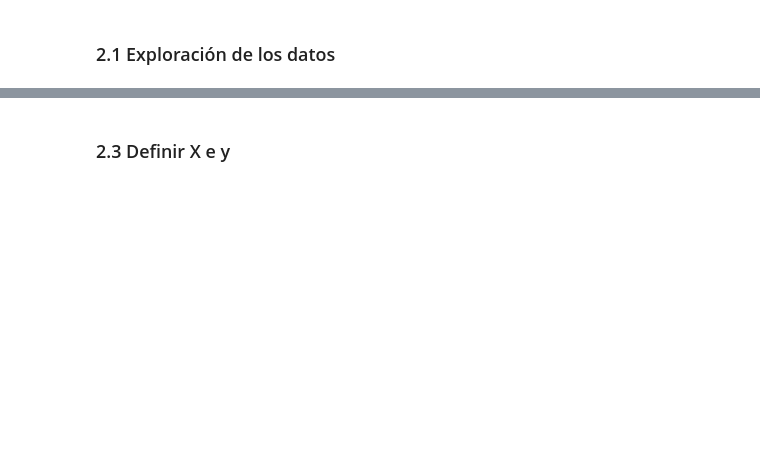
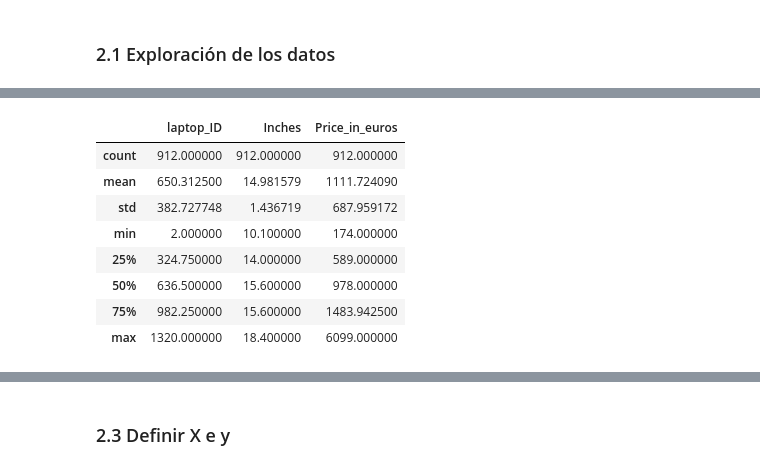
Before and after one commit to pablomoralesbaro/Ds-Online-PabloBaro, a Jupyter notebook: Team_Challenges/TC_04_Sprint_12_Kaggle/Kaggle_submission.ipynb, the cells around one changed output, grey strips where cells are left out. Drawn from its saved outputs; the diff is of its cells as text; code cells hidden in the pictures; blank space fills up the shorter version.

```diff
--- a/Team_Challenges/TC_04_Sprint_12_Kaggle/Kaggle_submission.ipynb
+++ b/Team_Challenges/TC_04_Sprint_12_Kaggle/Kaggle_submission.ipynb
@@ -43,2 +114,12 @@ df.tail()
 # %%
-df.describe()
+train.describe()
+# %% [output]
+|  | laptop_ID | Inches | Price_in_euros |
+| count | 912.000000 | 912.000000 | 912.000000 |
+| mean | 650.312500 | 14.981579 | 1111.724090 |
+| std | 382.727748 | 1.436719 | 687.959172 |
+| min | 2.000000 | 10.100000 | 174.000000 |
+| 25% | 324.750000 | 14.000000 | 589.000000 |
+| 50% | 636.500000 | 15.600000 | 978.000000 |
+| 75% | 982.250000 | 15.600000 | 1483.942500 |
+| max | 1320.000000 | 18.400000 | 6099.000000 |
```
Also changed, not shown: parts of 23 cells of this notebook, 14 other files.
